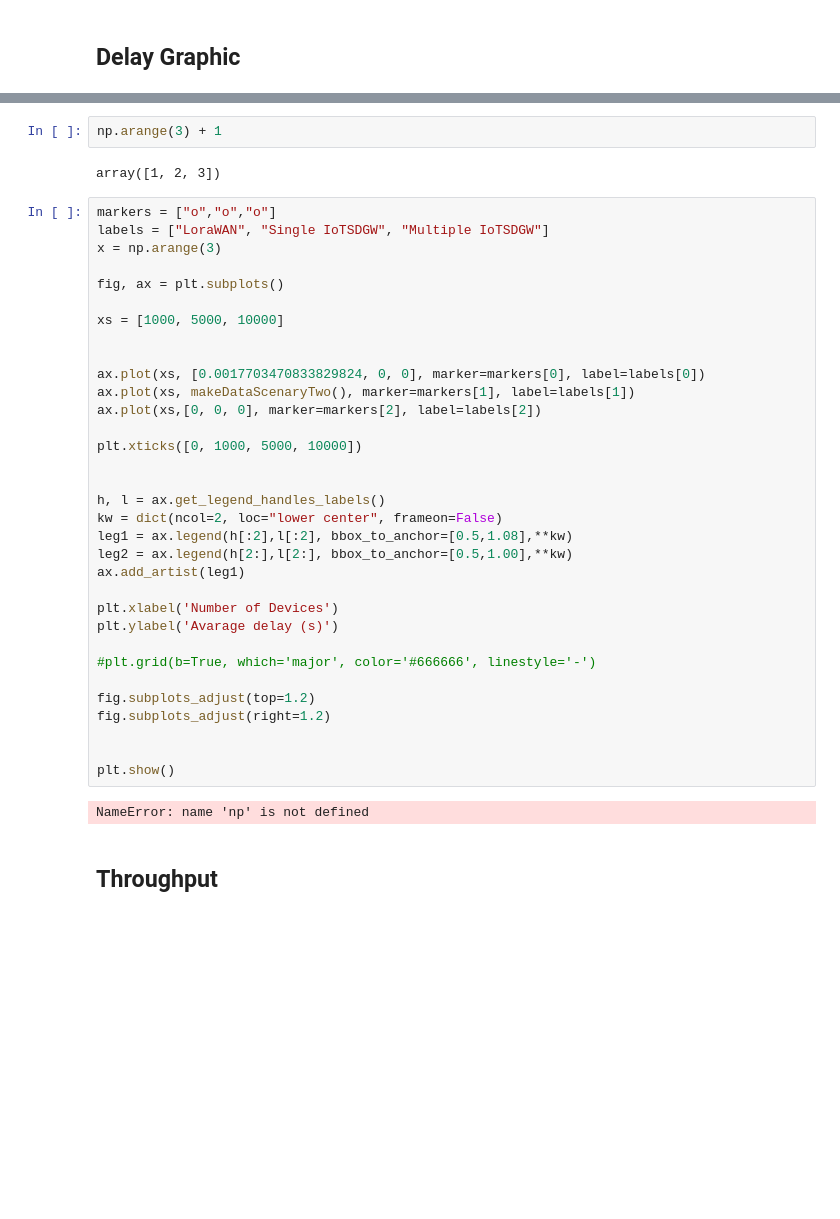
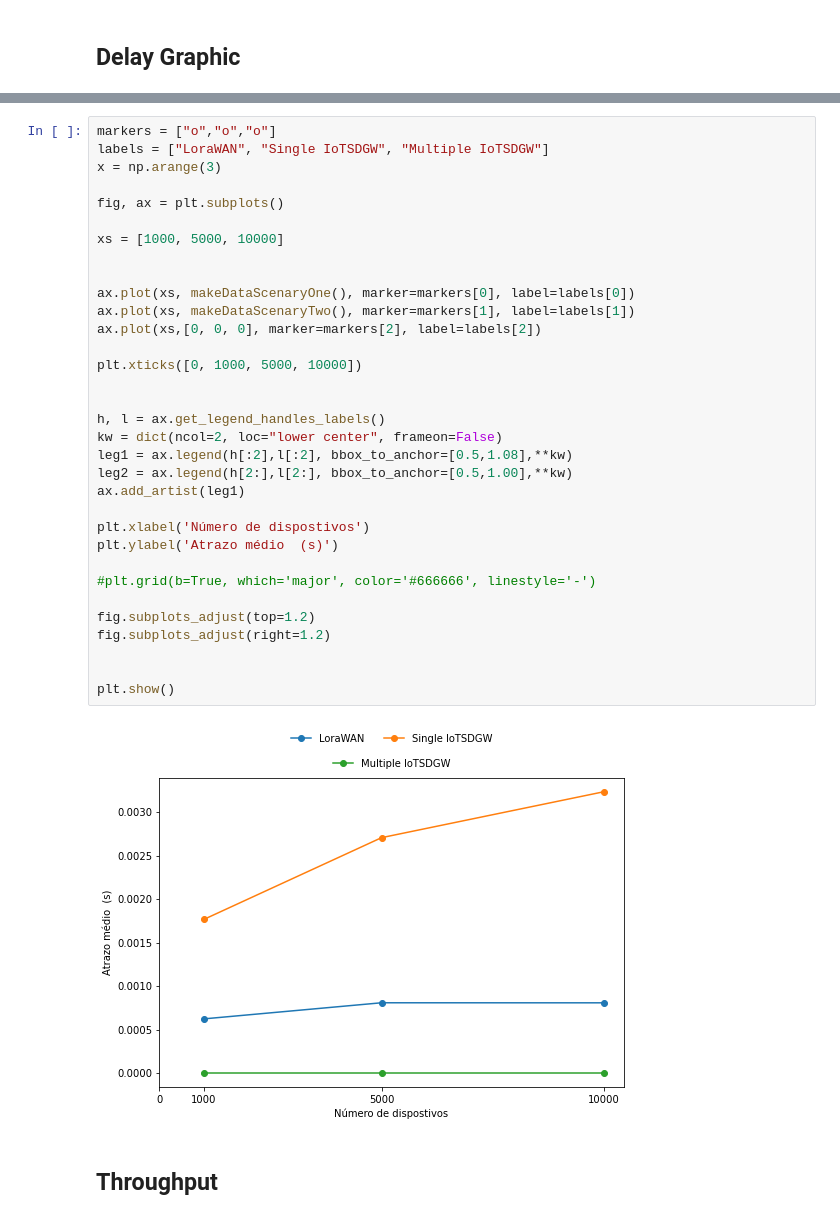
Before and after one commit to my5G/IoTSDGw_orchestrator, a Jupyter notebook: results/metrics.ipynb, the cells around one changed output, grey strips where cells are left out. Saved outputs shown, nothing was run; the diff lists cells and outputs as text; blank space fills up the shorter version.

```diff
--- a/results/metrics.ipynb
+++ b/results/metrics.ipynb
@@ -255,42 +376,38 @@ makeDataScenaryOne()
-# %%
-np.arange(3) + 1
-# %% [output]
-array([1, 2, 3])
 # %%
 markers = ["o","o","o"]
 labels = ["LoraWAN", "Single IoTSDGW", "Multiple IoTSDGW"]
 x = np.arange(3)
 
 fig, ax = plt.subplots()
 
 xs = [1000, 5000, 10000]
 
 
-ax.plot(xs, [0.0017703470833829824, 0, 0], marker=markers[0], label=labels[0])
+ax.plot(xs, makeDataScenaryOne(), marker=markers[0], label=labels[0])
 ax.plot(xs, makeDataScenaryTwo(), marker=markers[1], label=labels[1])
 ax.plot(xs,[0, 0, 0], marker=markers[2], label=labels[2])
 
 plt.xticks([0, 1000, 5000, 10000])
 
 
 h, l = ax.get_legend_handles_labels()
 kw = dict(ncol=2, loc="lower center", frameon=False)
 leg1 = ax.legend(h[:2],l[:2], bbox_to_anchor=[0.5,1.08],**kw)
 leg2 = ax.legend(h[2:],l[2:], bbox_to_anchor=[0.5,1.00],**kw)
 ax.add_artist(leg1)
 
-plt.xlabel('Number of Devices')
-plt.ylabel('Avarage delay (s)')
+plt.xlabel('Número de dispostivos')
+plt.ylabel('Atrazo médio  (s)')
 
 #plt.grid(b=True, which='major', color='#666666', linestyle='-')
 
 fig.subplots_adjust(top=1.2)
 fig.subplots_adjust(right=1.2)
 
 
 plt.show()
 # %% [output]
-NameError: name 'np' is not defined
+[figure, added]
 # %% [markdown]
 ## Throughput
 # %% [markdown]
```
Also changed, not shown: parts of 28 cells of this notebook, 1 other file.
